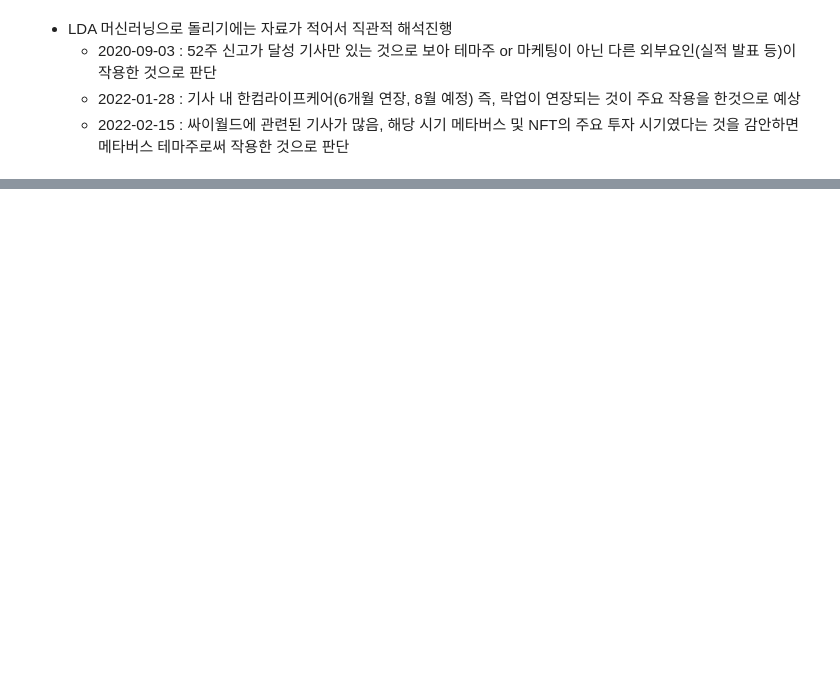
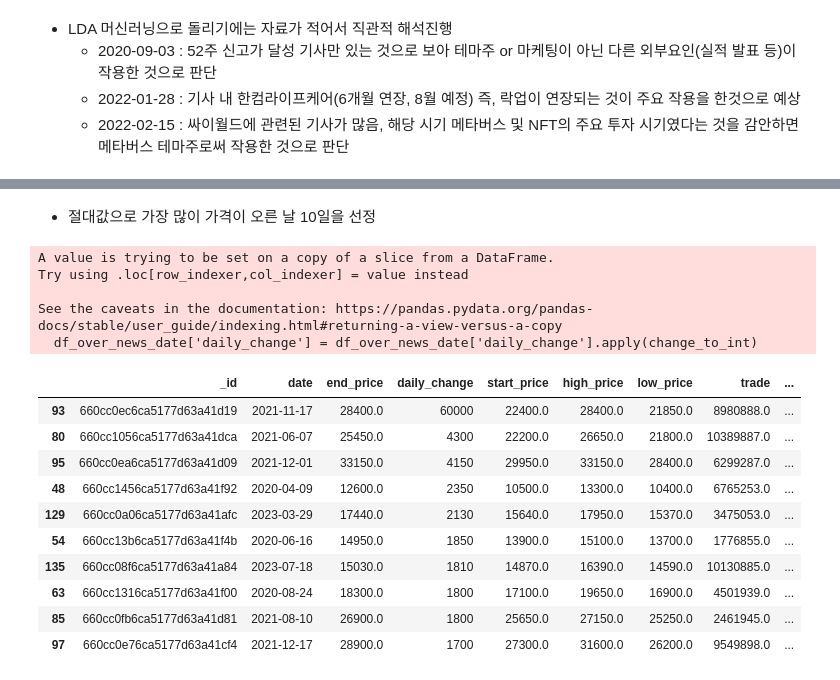
Before and after one commit to skymined/hancom_keyword, a Jupyter notebook: analysis/yohan/total_analysis.ipynb, the cells around one changed output, grey strips where cells are left out. Saved outputs shown, nothing was run; the diff lists cells and outputs as text; code cells hidden in the pictures; blank space fills up the shorter version.

```diff
--- a/analysis/yohan/total_analysis.ipynb
+++ b/analysis/yohan/total_analysis.ipynb
@@ -149,0 +129,37 @@ filtered_data
+# %% [markdown]
+- 절대값으로 가장 많이 가격이 오른 날 10일을 선정
+# %%
+# daily_change가 string으로 이루어져 있으므로 이를 int로 변환
+
+import re
+
+def change_to_int(text):
+    text = re.sub(r'\D', '', text)
+    text = int(text)
+    return text
+# %%
+df_over_news_date['daily_change'] = df_over_news_date['daily_change'].apply(change_to_int)
+# %% [output]
+A value is trying to be set on a copy of a slice from a DataFrame.
+Try using .loc[row_indexer,col_indexer] = value instead
+
+See the caveats in the documentation: https://pandas.pydata.org/pandas-docs/stable/user_guide/indexing.html#returning-a-view-versus-a-copy
+  df_over_news_date['daily_change'] = df_over_news_date['daily_change'].apply(change_to_int)
+# %%
+df_over_news_date = df_over_news_date.sort_values('daily_change', ascending=False)
+# %%
+get_10_date = df_over_news_date.head(10)
+# %%
+get_10_date
+# %% [output]
+|  | _id | date | end_price | daily_change | start_price | high_price | low_price | trade | ... |
+| 93 | 660cc0ec6ca5177d63a41d19 | 2021-11-17 | 28400.0 | 60000 | 22400.0 | 28400.0 | 21850.0 | 8980888.0 | ... |
+| 80 | 660cc1056ca5177d63a41dca | 2021-06-07 | 25450.0 | 4300 | 22200.0 | 26650.0 | 21800.0 | 10389887.0 | ... |
+| 95 | 660cc0ea6ca5177d63a41d09 | 2021-12-01 | 33150.0 | 4150 | 29950.0 | 33150.0 | 28400.0 | 6299287.0 | ... |
+| 48 | 660cc1456ca5177d63a41f92 | 2020-04-09 | 12600.0 | 2350 | 10500.0 | 13300.0 | 10400.0 | 6765253.0 | ... |
+| 129 | 660cc0a06ca5177d63a41afc | 2023-03-29 | 17440.0 | 2130 | 15640.0 | 17950.0 | 15370.0 | 3475053.0 | ... |
+| 54 | 660cc13b6ca5177d63a41f4b | 2020-06-16 | 14950.0 | 1850 | 13900.0 | 15100.0 | 13700.0 | 1776855.0 | ... |
+| 135 | 660cc08f6ca5177d63a41a84 | 2023-07-18 | 15030.0 | 1810 | 14870.0 | 16390.0 | 14590.0 | 10130885.0 | ... |
+| 63 | 660cc1316ca5177d63a41f00 | 2020-08-24 | 18300.0 | 1800 | 17100.0 | 19650.0 | 16900.0 | 4501939.0 | ... |
+| 85 | 660cc0fb6ca5177d63a41d81 | 2021-08-10 | 26900.0 | 1800 | 25650.0 | 27150.0 | 25250.0 | 2461945.0 | ... |
+| 97 | 660cc0e76ca5177d63a41cf4 | 2021-12-17 | 28900.0 | 1700 | 27300.0 | 31600.0 | 26200.0 | 9549898.0 | ... |
```
Also changed, not shown: parts of 34 cells of this notebook, 3 other files.
